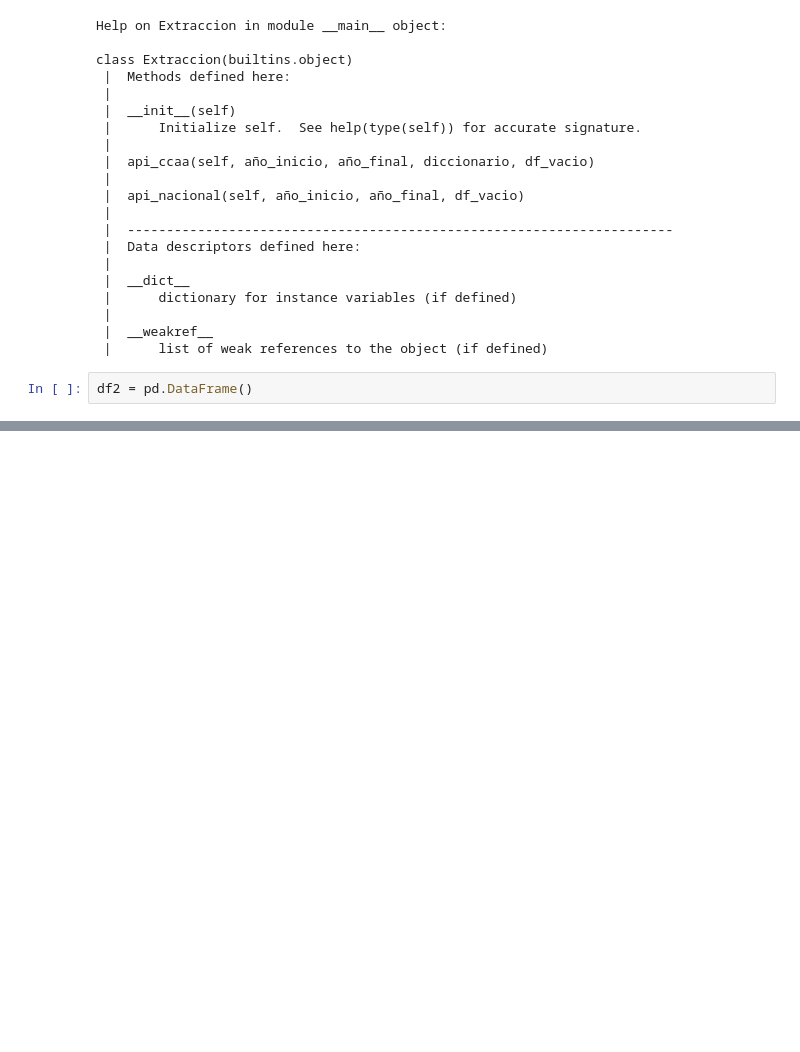
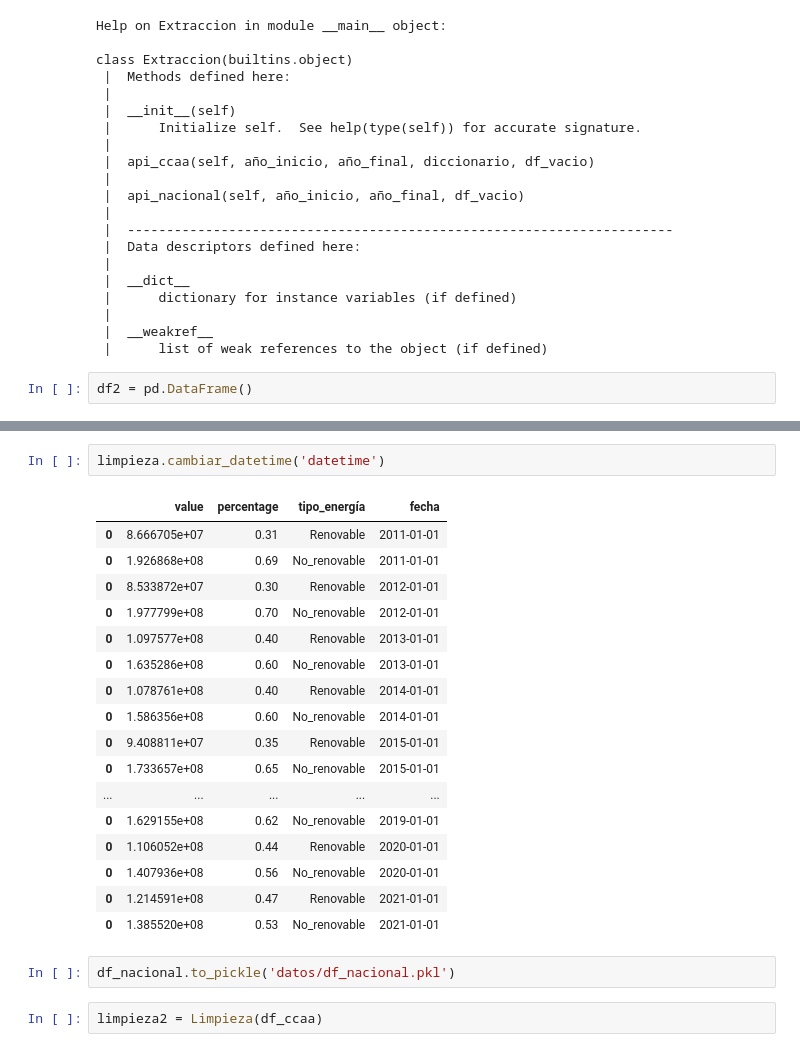
Before and after one commit to Adalab/promo_d_da_modulo2_sprint2_Lorena_AnaBelen, a Jupyter notebook: ejercicio6/pair_programming_ETL_3.ipynb, the cells around one changed output, grey strips where cells are left out. Saved outputs shown, nothing was run; the diff lists cells and outputs as text; blank space fills up the shorter version.

```diff
--- a/ejercicio6/pair_programming_ETL_3.ipynb
+++ b/ejercicio6/pair_programming_ETL_3.ipynb
@@ -166,0 +252,24 @@ class Limpieza:
+# %%
+limpieza.cambiar_datetime('datetime')
+# %% [output]
+|  | value | percentage | tipo_energía | fecha |
+| 0 | 8.666705e+07 | 0.31 | Renovable | 2011-01-01 |
+| 0 | 1.926868e+08 | 0.69 | No_renovable | 2011-01-01 |
+| 0 | 8.533872e+07 | 0.30 | Renovable | 2012-01-01 |
+| 0 | 1.977799e+08 | 0.70 | No_renovable | 2012-01-01 |
+| 0 | 1.097577e+08 | 0.40 | Renovable | 2013-01-01 |
+| 0 | 1.635286e+08 | 0.60 | No_renovable | 2013-01-01 |
+| 0 | 1.078761e+08 | 0.40 | Renovable | 2014-01-01 |
+| 0 | 1.586356e+08 | 0.60 | No_renovable | 2014-01-01 |
+| 0 | 9.408811e+07 | 0.35 | Renovable | 2015-01-01 |
+| 0 | 1.733657e+08 | 0.65 | No_renovable | 2015-01-01 |
+| ... | ... | ... | ... | ... |
+| 0 | 1.629155e+08 | 0.62 | No_renovable | 2019-01-01 |
+| 0 | 1.106052e+08 | 0.44 | Renovable | 2020-01-01 |
+| 0 | 1.407936e+08 | 0.56 | No_renovable | 2020-01-01 |
+| 0 | 1.214591e+08 | 0.47 | Renovable | 2021-01-01 |
+| 0 | 1.385520e+08 | 0.53 | No_renovable | 2021-01-01 |
+# %%
+df_nacional.to_pickle('datos/df_nacional.pkl')
+# %%
+limpieza2 = Limpieza(df_ccaa)
```
Also changed, not shown: parts of 13 cells of this notebook, 3 other files.
